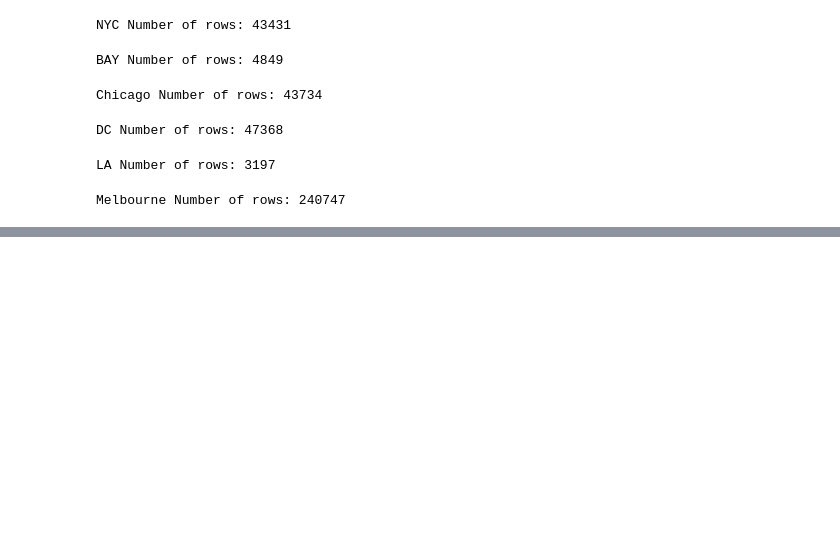
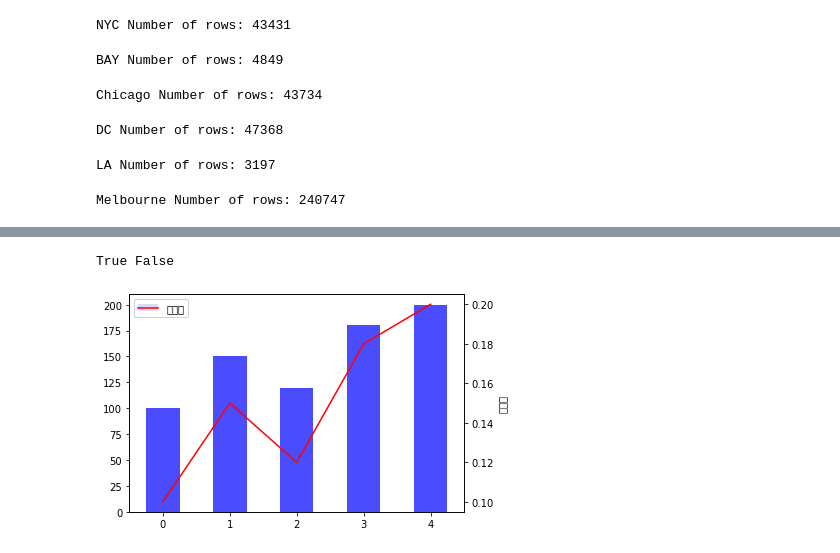
Before and after one commit to Liyue-Chen/STContext, a Jupyter notebook: data/Weather/analyze_wxx.ipynb, the cells around one changed output, grey strips where cells are left out. Cells and saved outputs as stored; diff of their text form; code cells hidden in the pictures; blank space fills up the shorter version.

```diff
--- a/data/Weather/analyze_wxx.ipynb
+++ b/data/Weather/analyze_wxx.ipynb
@@ -370,0 +1385,35 @@ Melbourne Number of rows: 240747
+# %%
+s = 'abc'
+n = 'dagvb'
+ls = [134,'aegb','erq','abc',340]
+print(s in ls, n in ls)
+# %% [output]
+True False
+# %%
+import pandas as pd
+import matplotlib.pyplot as plt
+
+# 创建示例数据
+data = {'月份': ['一月', '二月', '三月', '四月', '五月'],
+        '销售额': [100, 150, 120, 180, 200],}
+data2={'利润率': [0.1, 0.15, 0.12, 0.18, 0.2]}
+df = pd.DataFrame(data)
+df2 = pd.DataFrame(data2)
+
+# 绘制柱状图
+df.plot(kind='bar', color='blue', alpha=0.7)
+
+# 创建第二个y轴
+ax2 = df2.iloc[:,0].plot(secondary_y=True, color='red')
+
+# 设置坐标轴标签
+plt.ylabel('销售额')
+ax2.set_ylabel('利润率')
+
+# 设置图例
+plt.legend(['销售额', '利润率'])
+
+# 显示图形
+plt.show()
+# %% [output]
+[figure, added]
```
Also changed, not shown: parts of 35 cells of this notebook.
